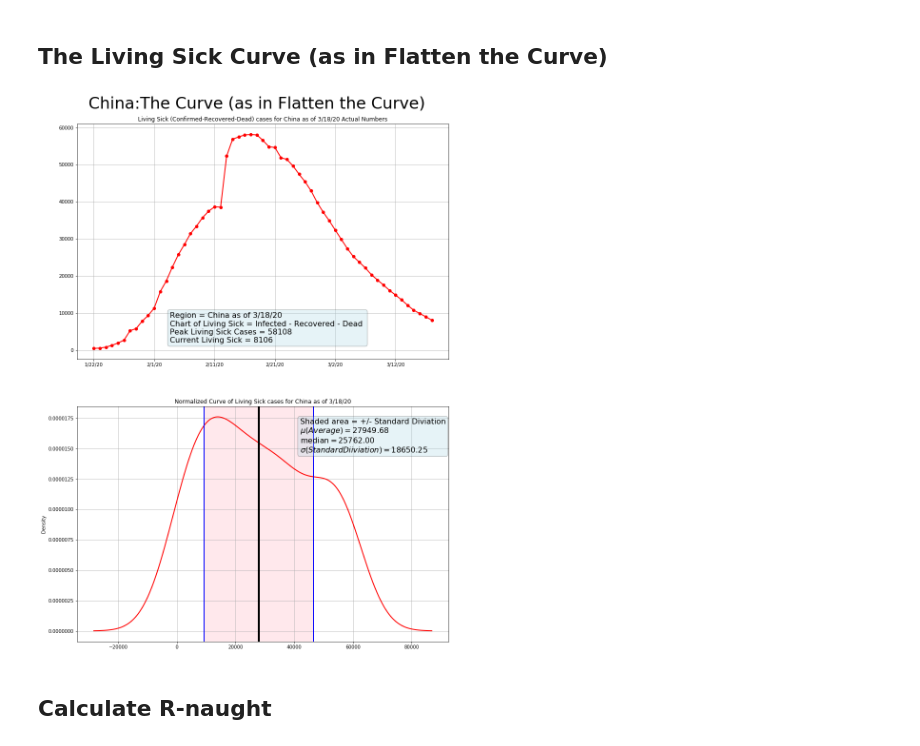
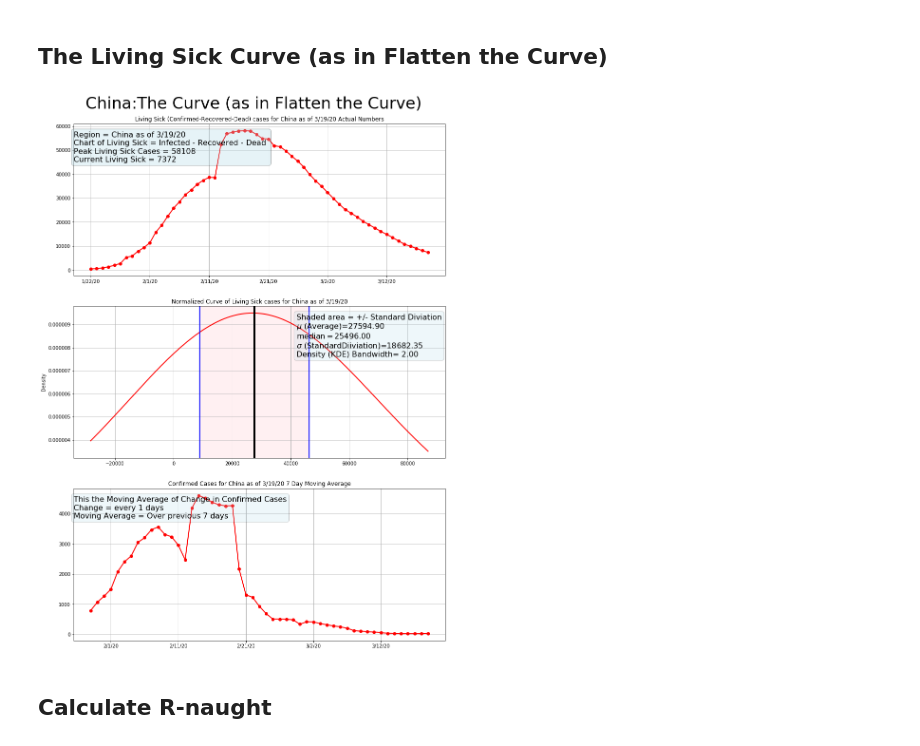
Before and after one commit to sabawi/COVID-19-R-NAUGHT, a Jupyter notebook: covid-19-r-naught.ipynb, the cells around one changed output. Drawn from its saved outputs; the diff is of its cells as text; code cells hidden in the pictures.

```diff
--- a/covid-19-r-naught.ipynb
+++ b/covid-19-r-naught.ipynb
@@ -95,8 +96,7 @@ ax.grid(True,which="both")
 ## The Curve
 TheCurve_df = us_df_cumulative[colname] - us_df_recovered_cum[colname_recovered] - us_df_deaths_cum[colname_deaths]
 
-fig, ax = plt.subplots(2,1,figsize=(14,20))
-plt.title('This is a test', {'fontsize': 18})
+fig, ax = plt.subplots(3,1,figsize=(14,20))
 
 #us_df_cumulative_no0 = us_df_cumulative[colname].diff(1).copy(deep=True)
 TheCurve_df.plot(ax=ax[0],c='red', lw=2,
@@ -114,41 +114,62 @@ textstr = '\n'.join((
         r'Current Living Sick = %.0f' % (last_sick, )))
 
 props = dict(boxstyle='round', facecolor='lightblue', alpha=0.3)
-_=ax[0].text(0.25, 0.2, textstr, transform=ax[0].transAxes, fontsize=16, fontfamily='sans-serif',
+_=ax[0].text(0.0, 0.95, textstr, transform=ax[0].transAxes, fontsize=16, fontfamily='sans-serif',
         verticalalignment='top', bbox=props)
 
-TheCurve_df.plot.kde(ax=ax[1],c='red', lw=2,
+## Plot the normal Probability Density Function (PDF) curve
+kde_bandwidth = 2.0
+TheCurve_df.plot.kde(bw_method=kde_bandwidth,ax=ax[1],c='red', lw=2,
                      title='Normalized Curve of Living Sick cases for '+region+' as of '+str(us_df_cumulative.index[-1])+'')
 ax[1].grid(True,which="both")
 
 std_div = TheCurve_df.std()
 median = TheCurve_df.median()
 mean = TheCurve_df.mean()
 
 ax[1].axvline(mean,lw=4,c='black')
 ax[1].axvline(mean-std_div,lw=2,c='blue')
 ax[1].axvline(mean+std_div,lw=2,c='blue')
-ax[1].axvspan(mean-std_div,mean+std_div,color='lightpink',alpha=.3)
+ax[1].axvspan(mean-std_div,mean+std_div,color='lightpink',alpha=.2)
 
 textstr = '\n'.join((
     r'Shaded area = +/- Standard Diviation',
-    r'$\mu(Average)=%.2f$' % (mean, ),
+    r'$\mu$ (Average)=%.2f' % (mean, ),
     r'$\mathrm{median}=%.2f$' % (median, ),
-    r'$\sigma(StandardDiiviation)=%.2f$' % (std_div, )))
+    r'$\sigma$ (StandardDiiviation)=%.2f' % (std_div, ),
+    r'Density (KDE) Bandwidth= %.2f' % (kde_bandwidth)))
 
 # these are matplotlib.patch.Patch properties
-props = dict(boxstyle='round', facecolor='lightblue', alpha=0.3)
+props = dict(boxstyle='round', facecolor='lightblue', alpha=0.2)
 
 # place a text box in upper left in axes coords
 _=ax[1].text(0.6, 0.95, textstr, transform=ax[1].transAxes, fontsize=16, fontfamily='sans-serif',
         verticalalignment='top', bbox=props)
 
 
 plt.suptitle(region +':The Curve (as in Flatten the Curve)', fontsize=34,y=0.92)
 
+ChangePeriod = 1
+MAperiod = 7
+TheCurve_df['MA'] = us_df_cumulative[colname].diff(ChangePeriod).rolling(window=MAperiod).mean() ##TheCurve_df.diff(1) ## .rolling(window=period).mean()
+TheCurve_df['MA'].plot(ax=ax[2],c='red', lw=2,
+                 title='Confirmed Cases for '+region+' as of '+str(us_df_cumulative.index[-1])+' '+str(period) +' Day Moving Average')
+ax[2].plot(TheCurve_df['MA'],'o',c='red',lw=8)
+ax[2].grid(True,which="both")
+
+
+textstr = '\n'.join((
+    r'This the Moving Average of Change in Confirmed Cases',
+    r'Change = every '+str(ChangePeriod)+' days',
+    r'Moving Average = Over previous '+str(MAperiod)+' days'))
+props = dict(boxstyle='round', facecolor='lightblue', alpha=0.2)
+_=ax[2].text(0.0, 0.95, textstr, transform=ax[2].transAxes, fontsize=16, fontfamily='sans-serif',
+        verticalalignment='top', bbox=props)
+
+
 plt.show()
 # %% [output]
-[figure, old version]
+[figure, new version]
 # %% [markdown]
 ## Calculate R-naught
 # %% [markdown]
```
Also changed, not shown: parts of 4 cells of this notebook.
